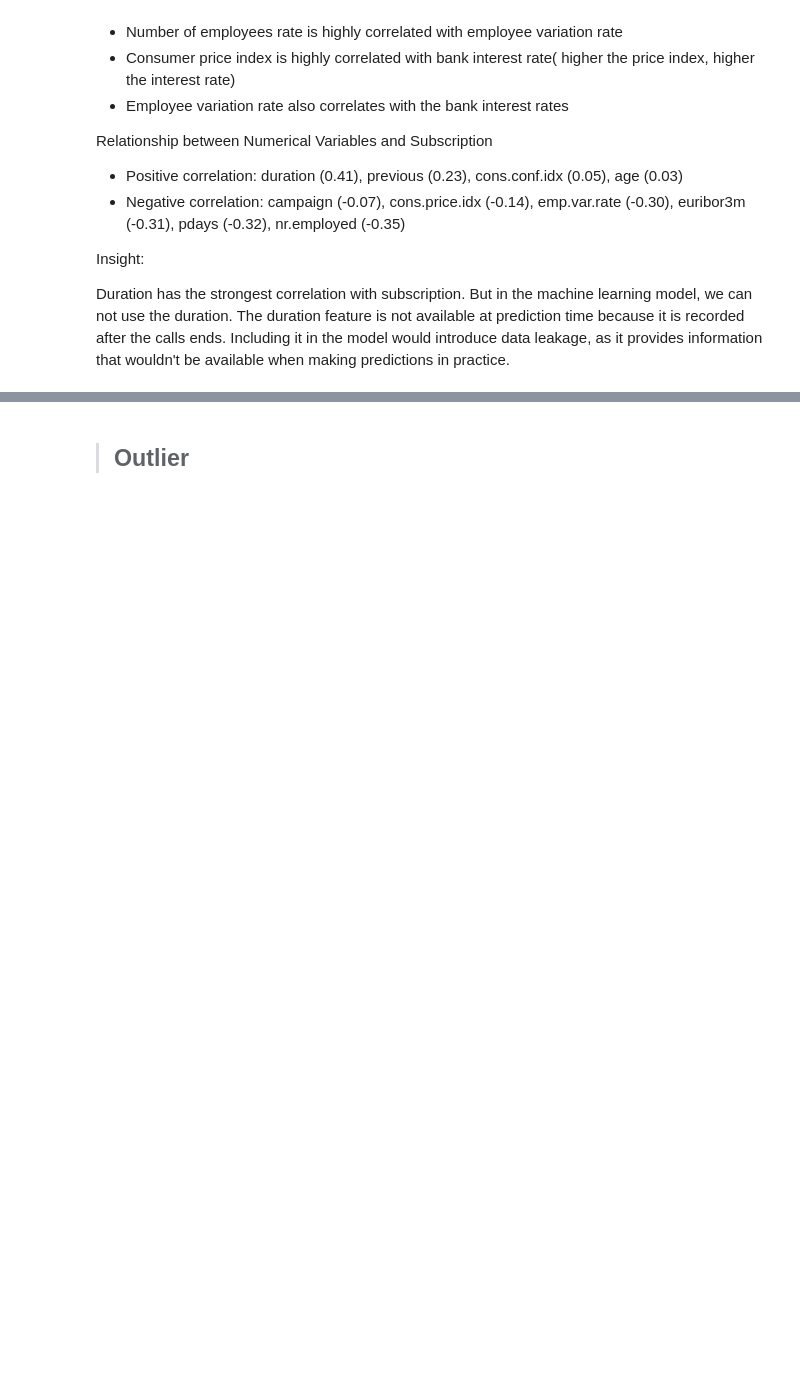
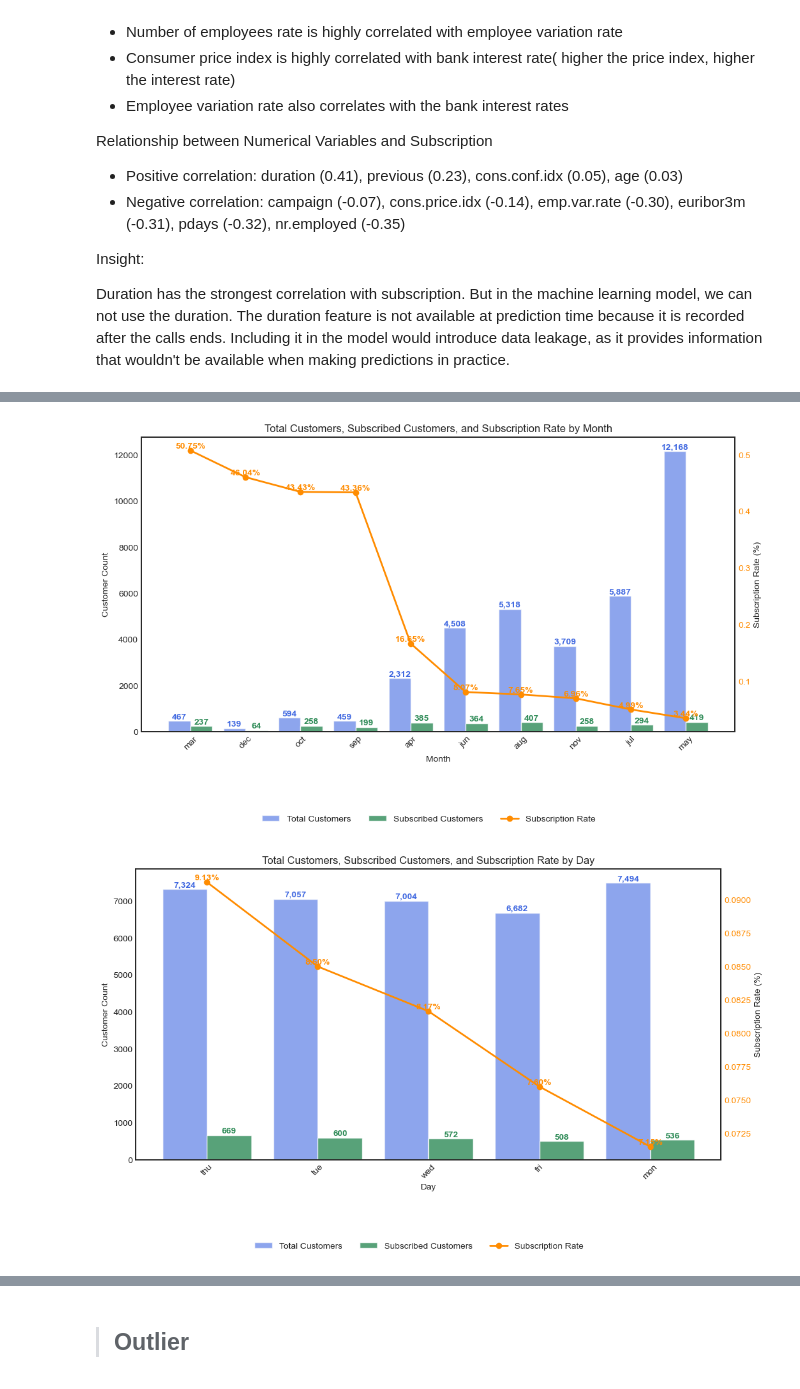
Before and after one commit to team-theta-dtids/final-project, a Jupyter notebook: main_new.ipynb, the cells around one changed output, grey strips where cells are left out. Cells and saved outputs as stored; diff of their text form; code cells hidden in the pictures; blank space fills up the shorter version.

```diff
--- a/main_new.ipynb
+++ b/main_new.ipynb
@@ -392,0 +537,19 @@ Duration has the strongest correlation with subscription. But in the machine lea
+# %%
+# Calculate subscription rate by month
+monthly_summary = df.groupby("month").agg(
+    Total_Cust=("y", "count"),
+    Subs_Cust=("y_num", "sum")
+)
+monthly_summary["Subs_Rate"] = monthly_summary["Subs_Cust"] / monthly_summary["Total_Cust"]
+monthly_summary = monthly_summary.sort_values(by="Subs_Rate", ascending=False)
+
+# Calculate subscription rate by day of week
+daily_summary = df.groupby("day_of_week").agg(
+    Total_Cust=("y", "count"),
+    Subs_Cust=("y_num", "sum")
+)
+daily_summary["Subs_Rate"] = daily_summary["Subs_Cust"] / daily_summary["Total_Cust"]
+daily_summary = daily_summary.sort_values(by="Subs_Rate", ascending=False)
+
+print("Monthly Analysis:\n", monthly_summary)
+print("\nDay of Week Analysis:\n", daily_summary)
@@ -392,0 +574,6 @@ Duration has the strongest correlation with subscription. But in the machine lea
+# %%
+plot_subscription_analysis(monthly_summary, "Month")
+plot_subscription_analysis(daily_summary, "Day")
+# %% [output]
+[figure, added]
+[figure, added]
```
Also changed, not shown: parts of 17 cells of this notebook.
